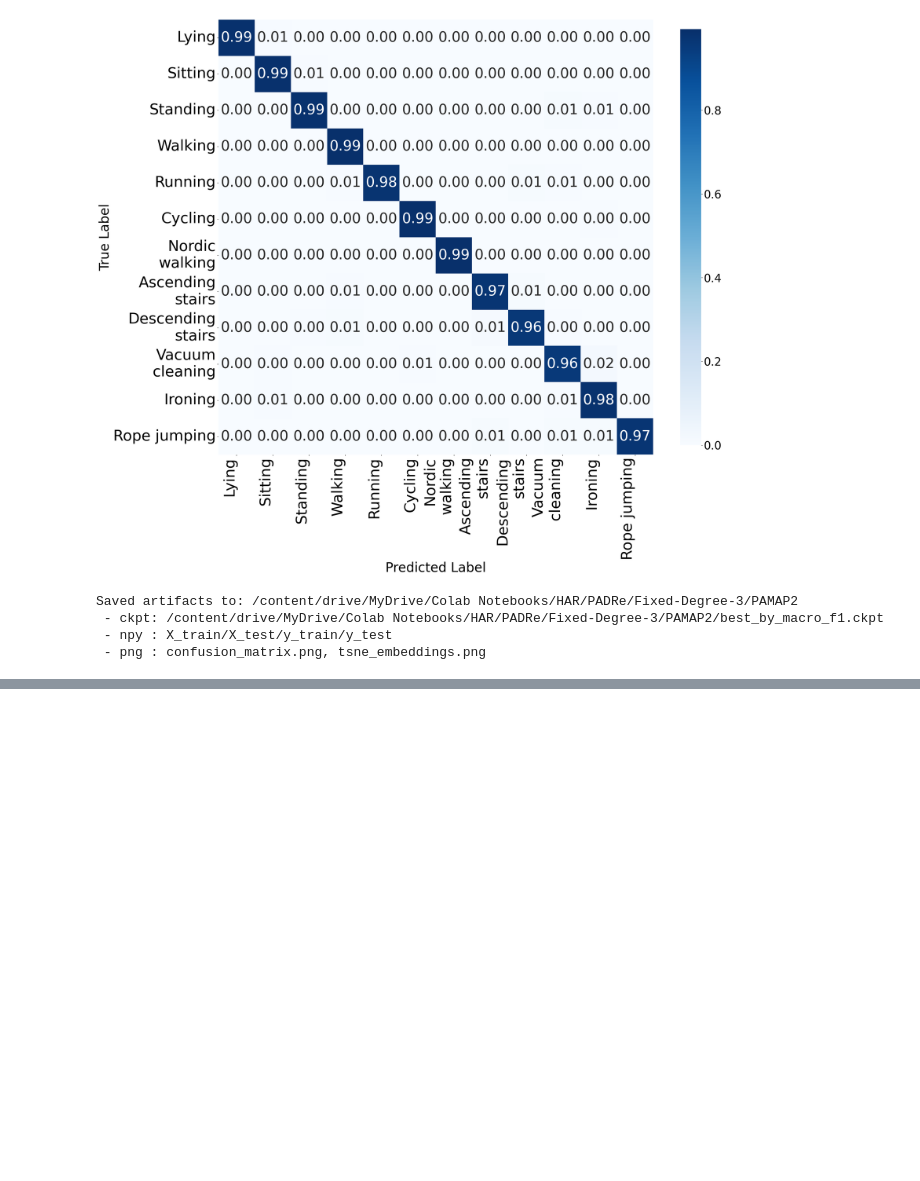
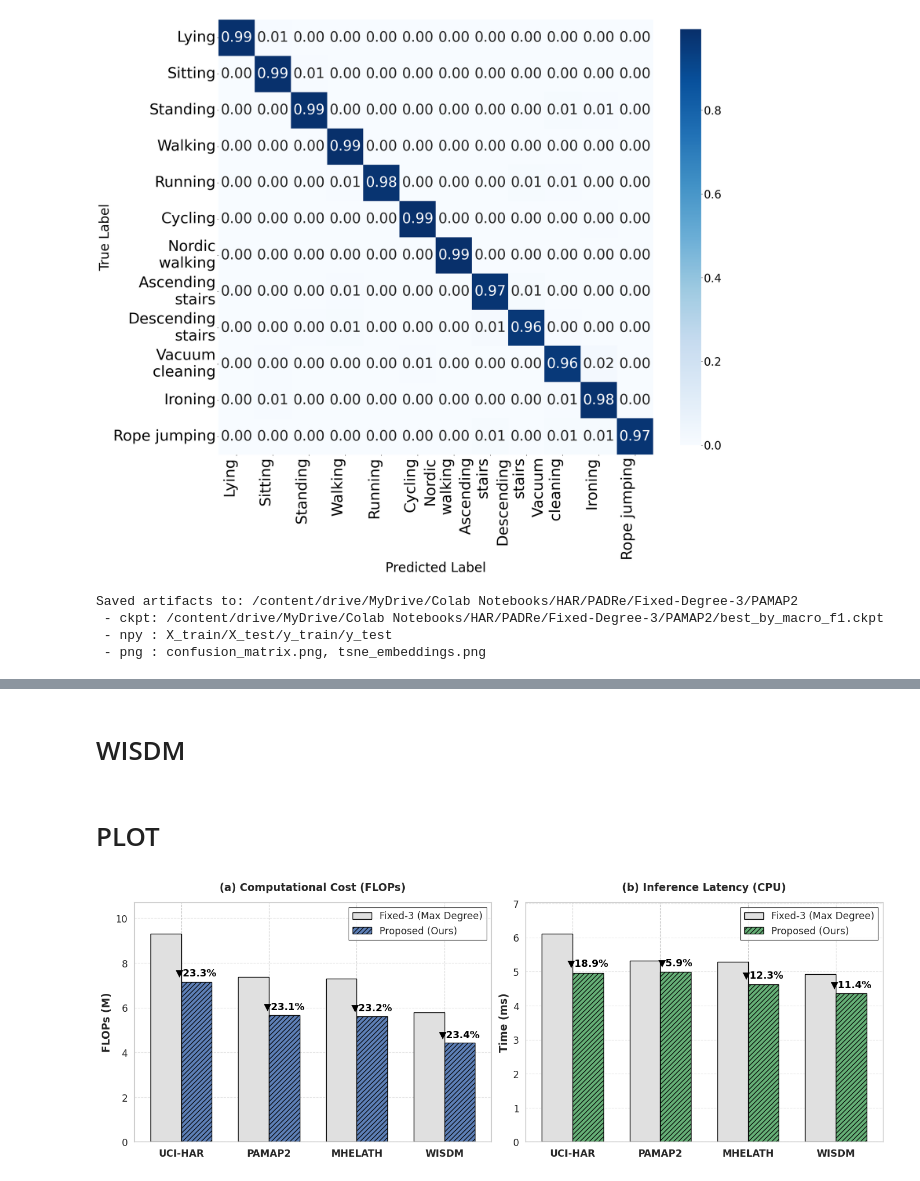
Before and after one commit to JuNYoUnGPaark/Adaptive-PADRe, a Jupyter notebook: Experiments/Adaptive_Fixed_Comparison_0225.ipynb, the cells around one changed output, grey strips where cells are left out. Cells and saved outputs as stored; diff of their text form; code cells hidden in the pictures; blank space fills up the shorter version.

```diff
--- a/Experiments/Adaptive_Fixed_Comparison_0225.ipynb
+++ b/Experiments/Adaptive_Fixed_Comparison_0225.ipynb
@@ -2025,0 +2290,2 @@ Saved artifacts to: /content/drive/MyDrive/Colab Notebooks/HAR/PADRe/Fixed-Degre
+# %% [markdown]
+# WISDM
@@ -2025,0 +3024,78 @@ Saved artifacts to: /content/drive/MyDrive/Colab Notebooks/HAR/PADRe/Fixed-Degre
+# %% [markdown]
+# PLOT
+# %%
+import matplotlib.pyplot as plt
+import numpy as np
+import seaborn as sns
+
+# ---------------------------------------------------------
+# 1. 데이터 준비
+# ---------------------------------------------------------
+datasets = ["UCI-HAR", "PAMAP2", "MHELATH", "WISDM"]
+
+# FLOPs Data (M)
+flops_fixed    = np.array([9.311, 7.362, 7.304, 5.797])
+flops_proposed = np.array([7.138, 5.665, 5.607, 4.440])
+
+# Inference Time Data (ms)
+time_fixed    = np.array([6.114, 5.311, 5.286, 4.928])
+time_proposed = np.array([4.958, 4.996, 4.634, 4.366])
+
+# ---------------------------------------------------------
+# 2. 스타일 설정 (Clean & Academic)
+# ---------------------------------------------------------
+sns.set_style("whitegrid", {'grid.linestyle': '--', 'grid.alpha': 0.5})
+plt.rcParams['font.size'] = 12
+
+# ---------------------------------------------------------
+# 3. 그리기 함수 (Side-by-Side Bar)
+# ---------------------------------------------------------
+def draw_grouped_bar(ax, data_fixed, data_prop, color_main, title, ylabel):
+    x = np.arange(len(datasets))
+    width = 0.35  # 막대 너비
+
+    # 1. Fixed Bar (왼쪽, 회색, Solid)
+    rects1 = ax.bar(x - width/2, data_fixed, width,
+                    label='Fixed-3 (Max Degree)', color='#e0e0e0', edgecolor='black', linewidth=1)
+
+    # 2. Proposed Bar (오른쪽, 컬러, Hatched)
+    rects2 = ax.bar(x + width/2, data_prop, width,
+                    label='Proposed (Ours)', color=color_main, edgecolor='black', hatch='////', linewidth=1, alpha=0.9)
+
+    # 3. 감소율(%) 텍스트 추가
+    for i, (r1, r2) in enumerate(zip(rects1, rects2)):
+        h1 = r1.get_height()
+        h2 = r2.get_height()
+        reduction = (h1 - h2) / h1 * 100
+
+        # Proposed 막대 위에 텍스트 표시
+        ax.text(r2.get_x() + r2.get_width()/2, h2 + (h1*0.02),
+                f"▼{reduction:.1f}%",
+                ha='center', va='bottom', fontsize=12.5, fontweight='bold', color='black')
+
+    # 축 및 레이아웃 설정
+    ax.set_ylabel(ylabel, fontweight='bold')
+    ax.set_title(title, fontweight='bold', pad=15)
+    ax.set_xticks(x)
+    ax.set_xticklabels(datasets, fontweight='bold')
+    ax.set_ylim(0, max(data_fixed) * 1.15) # 텍스트 공간 확보
+    ax.legend(loc='upper right', frameon=True, fancybox=False, edgecolor='black')
+    ax.grid(axis='y', linestyle='--', alpha=0.5)
+
+fig, axes = plt.subplots(1, 2, figsize=(14, 5), constrained_layout=True)
+
+color_blue = '#4c72b0'
+color_green = '#55a868'
+
+# (a) FLOPs
+draw_grouped_bar(axes[0], flops_fixed, flops_proposed, color_blue,
+                 "(a) Computational Cost (FLOPs)", "FLOPs (M)")
+
+# (b) Time
+draw_grouped_bar(axes[1], time_fixed, time_proposed, color_green,
+                 "(b) Inference Latency (CPU)", "Time (ms)")
+
+plt.savefig("efficiency_comparison_clean.png", dpi=300, bbox_inches='tight')
+plt.show()
+# %% [output]
+[figure, added]
```
Also changed, not shown: parts of 6 cells of this notebook.
